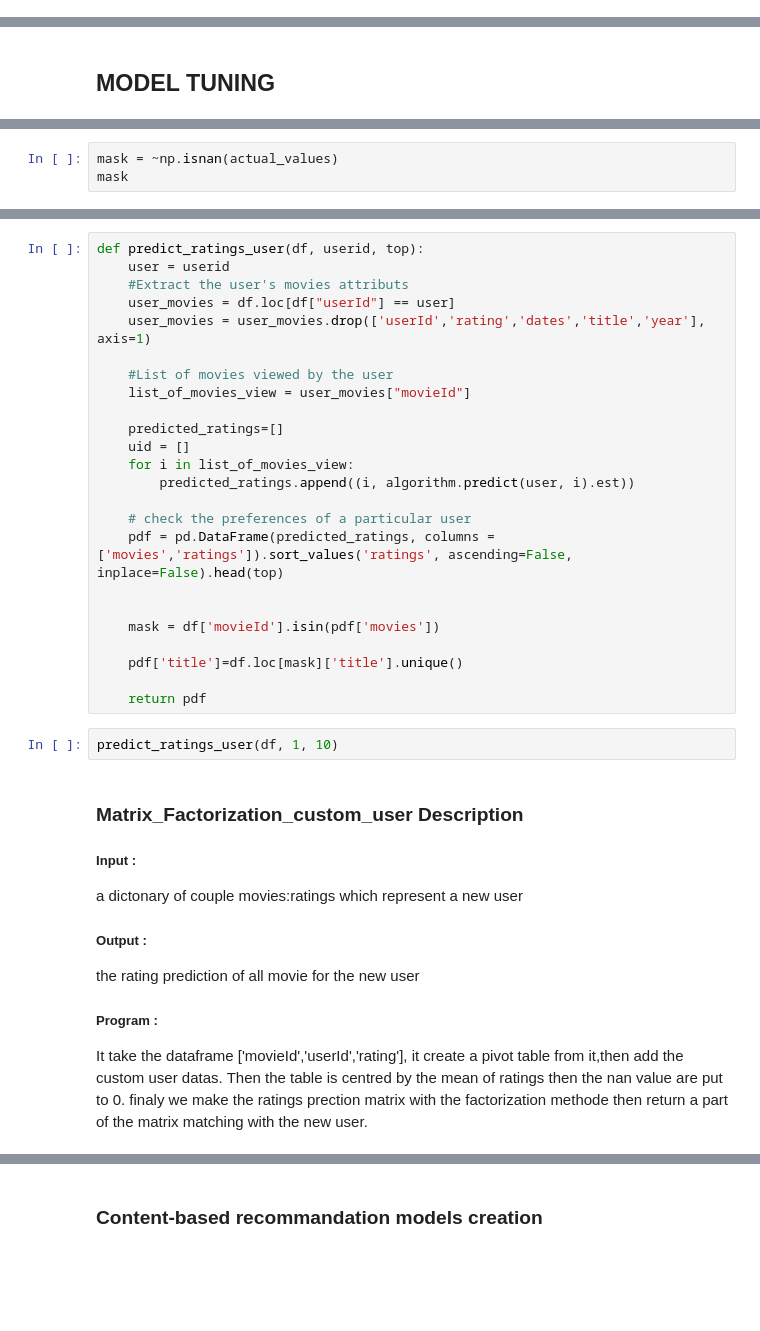
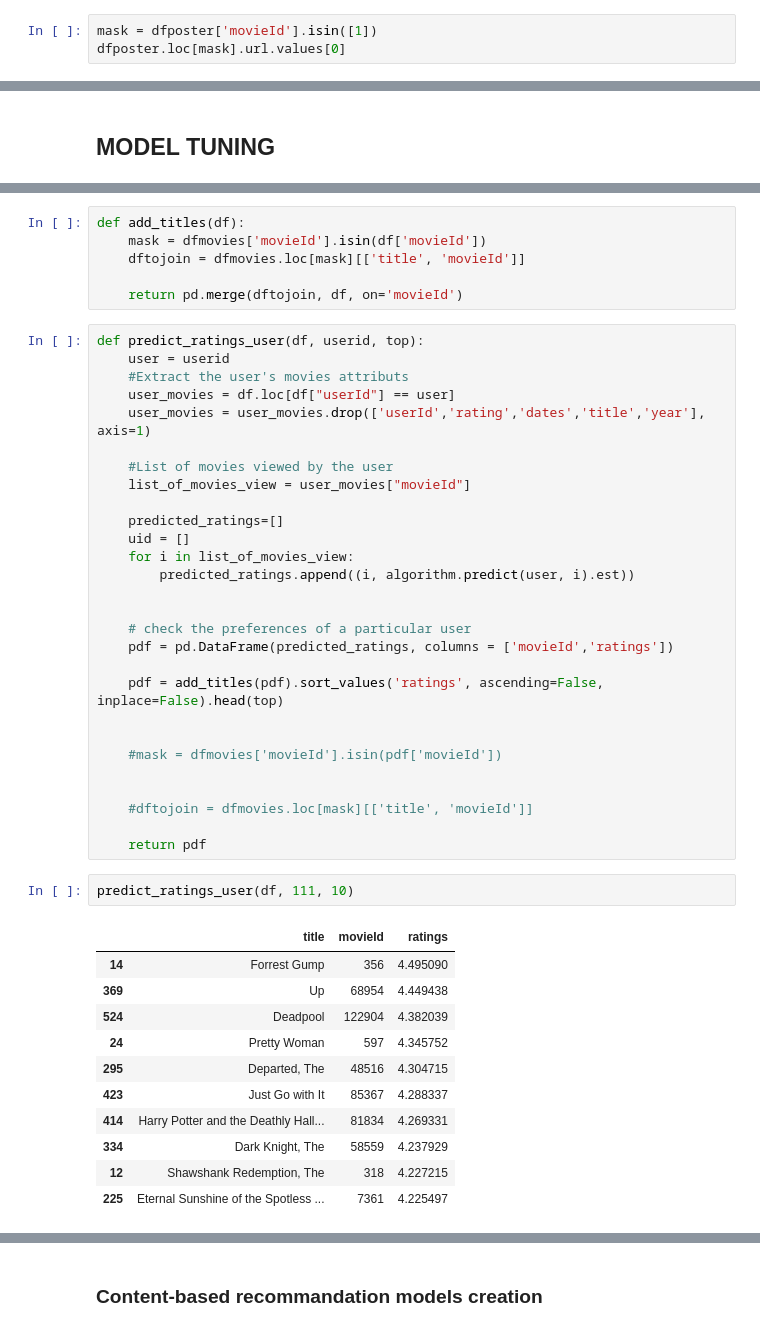
Before and after one commit to NavasFrancisco/MoviesRecommender, a Jupyter notebook: MoviesRecommender.ipynb, the cells around one changed output, grey strips where cells are left out. Cells and saved outputs as stored; diff of their text form; blank space fills up the shorter version.

```diff
--- a/MoviesRecommender.ipynb
+++ b/MoviesRecommender.ipynb
@@ -627,0 +754,3 @@ plot_wordcloud(top_genre(df, 100, 365))
+# %%
+mask = dfposter['movieId'].isin([1])
+dfposter.loc[mask].url.values[0]
@@ -864,3 +768,0 @@ array([[4.46231366, 4.34918476, 4.38913168, ..., 4.50021697, 4.48179823,
-# %%
-mask = ~np.isnan(actual_values)
-mask
@@ -987,3 +788,9 @@ accuracy.rmse(predictions)
+# %%
+def add_titles(df):
+    mask = dfmovies['movieId'].isin(df['movieId'])
+    dftojoin = dfmovies.loc[mask][['title', 'movieId']]
+
+    return pd.merge(dftojoin, df, on='movieId')
 # %%
 def predict_ratings_user(df, userid, top):
     user = userid
@@ -999,24 +806,30 @@ def predict_ratings_user(df, userid, top):
     for i in list_of_movies_view:
         predicted_ratings.append((i, algorithm.predict(user, i).est))
 
+
     # check the preferences of a particular user
-    pdf = pd.DataFrame(predicted_ratings, columns = ['movies','ratings']).sort_values('ratings', ascending=False, inplace=False).head(top)
+    pdf = pd.DataFrame(predicted_ratings, columns = ['movieId','ratings'])
+
+    pdf = add_titles(pdf).sort_values('ratings', ascending=False, inplace=False).head(top)
 
 
-    mask = df['movieId'].isin(pdf['movies'])
+    #mask = dfmovies['movieId'].isin(pdf['movieId'])
 
-    pdf['title']=df.loc[mask]['title'].unique()
+
+    #dftojoin = dfmovies.loc[mask][['title', 'movieId']]
 
     return pdf
 # %%
-predict_ratings_user(df, 1, 10)
+predict_ratings_user(df, 111, 10)
+# %% [output]
+|  | title | movieId | ratings |
+| 14 | Forrest Gump | 356 | 4.495090 |
+| 369 | Up | 68954 | 4.449438 |
+| 524 | Deadpool | 122904 | 4.382039 |
+| 24 | Pretty Woman | 597 | 4.345752 |
+| 295 | Departed, The | 48516 | 4.304715 |
+| 423 | Just Go with It | 85367 | 4.288337 |
+| 414 | Harry Potter and the Deathly Hall... | 81834 | 4.269331 |
+| 334 | Dark Knight, The | 58559 | 4.237929 |
+| 12 | Shawshank Redemption, The | 318 | 4.227215 |
+| 225 | Eternal Sunshine of the Spotless ... | 7361 | 4.225497 |
-# %% [markdown]
-### Matrix_Factorization_custom_user Description
-##### Input :
-a dictonary of couple movies:ratings which represent a new user
-##### Output :
-the rating prediction of all  movie for the new user
-##### Program :
-It take the dataframe ['movieId','userId','rating'], it create a pivot table from it,then add the custom user datas.
-Then the table is centred by the mean of ratings then the nan value are put to 0.
-finaly we make the ratings prection matrix with the factorization methode then return a part of the matrix matching with the new user.
```
Also changed, not shown: parts of 65 cells of this notebook.
